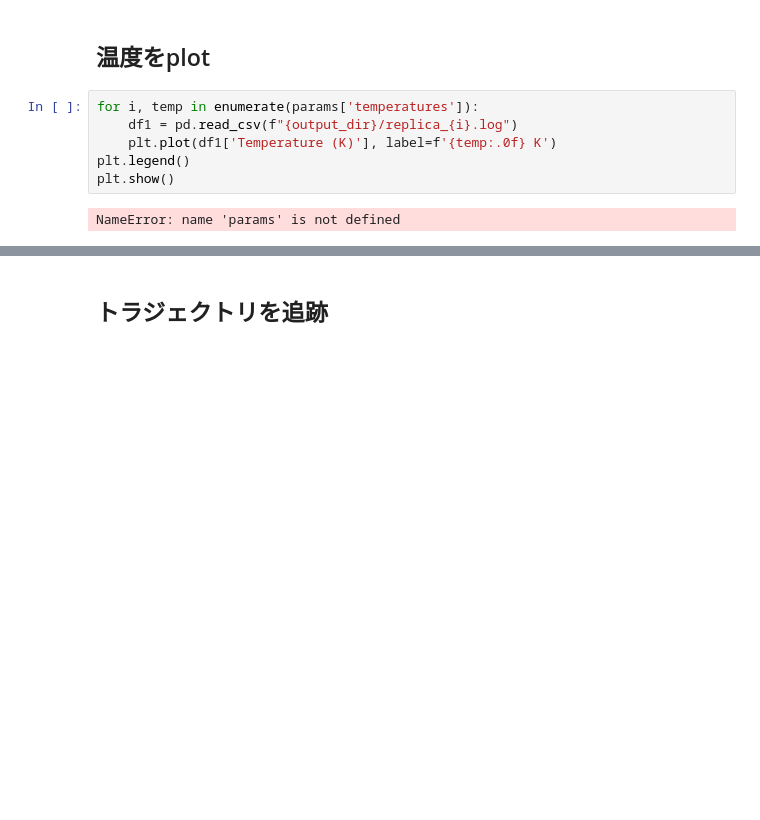
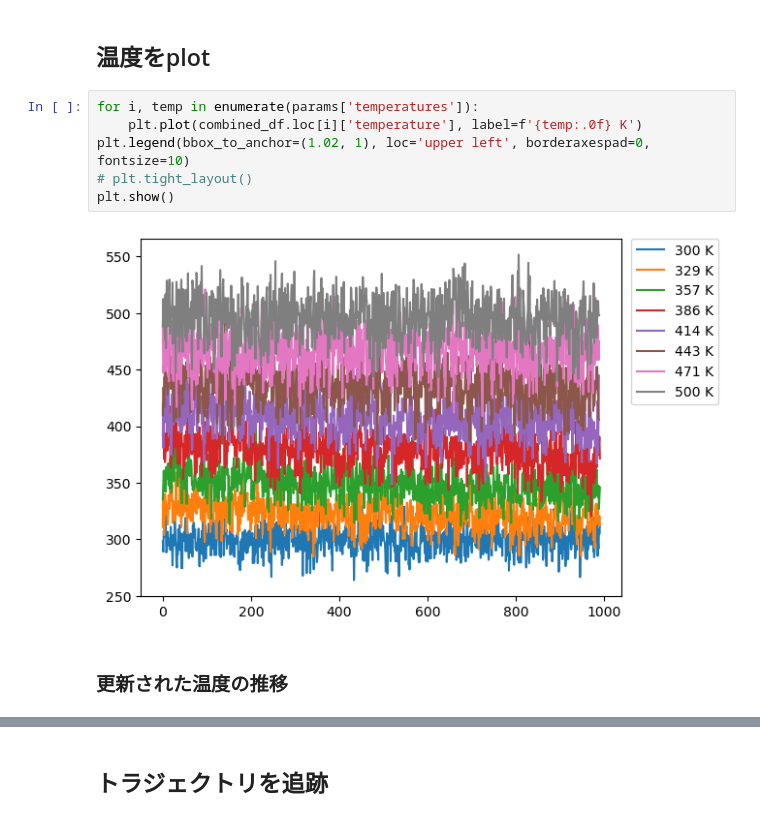
Before and after one commit to Sakura-Book/replica_exchange, a Jupyter notebook: temperature_analysis.ipynb, the cells around one changed output, grey strips where cells are left out. Saved outputs shown, nothing was run; the diff lists cells and outputs as text; blank space fills up the shorter version.

```diff
--- a/temperature_analysis.ipynb
+++ b/temperature_analysis.ipynb
@@ -50,9 +98,11 @@ FileNotFoundError: [Errno 2] No such file or directory: './output/output_2024-12
 ## 温度をplot
 # %%
 for i, temp in enumerate(params['temperatures']):
-    df1 = pd.read_csv(f"{output_dir}/replica_{i}.log")
-    plt.plot(df1['Temperature (K)'], label=f'{temp:.0f} K')
-plt.legend()
+    plt.plot(combined_df.loc[i]['temperature'], label=f'{temp:.0f} K')
+plt.legend(bbox_to_anchor=(1.02, 1), loc='upper left', borderaxespad=0, fontsize=10)
+# plt.tight_layout()
 plt.show()
 # %% [output]
-NameError: name 'params' is not defined
+[figure, added]
+# %% [markdown]
+### 更新された温度の推移
```
Also changed, not shown: parts of 40 cells of this notebook, 1 other file.
